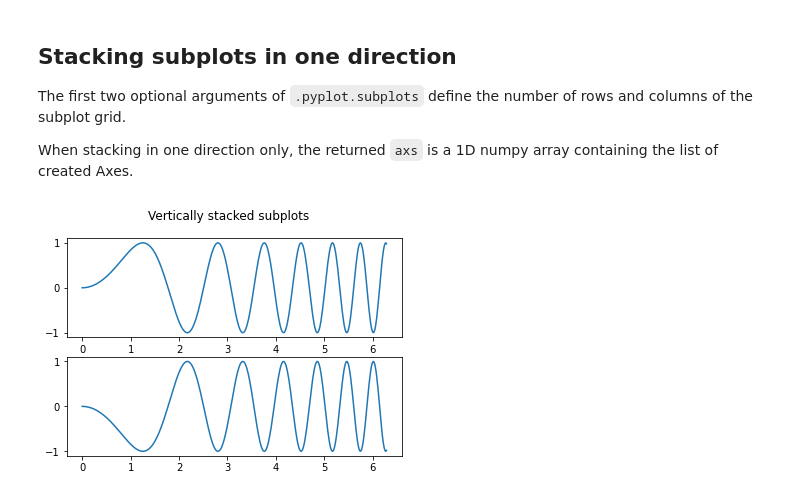
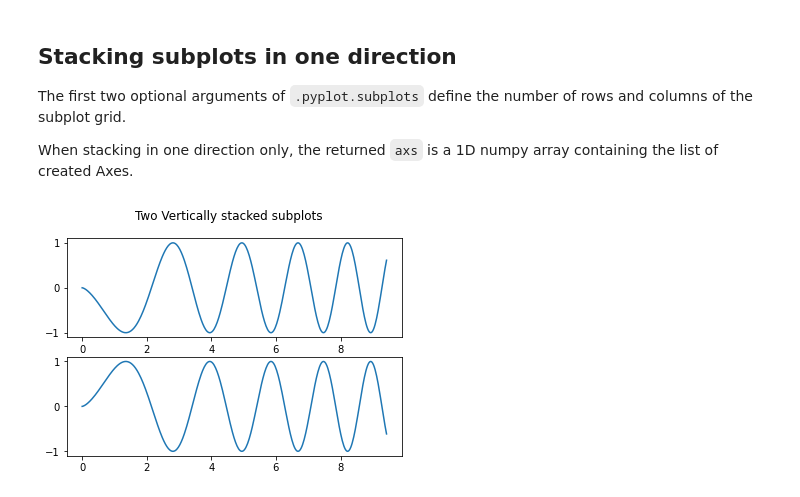
Before and after one commit to rammkripa/nbconflicts-demo, a Jupyter notebook: subplots_demo.ipynb, the cells around one changed output. Drawn from its saved outputs; the diff is of its cells as text; code cells hidden in the pictures.

```diff
--- a/subplots_demo.ipynb
+++ b/subplots_demo.ipynb
@@ -13,8 +13,8 @@ import matplotlib.pyplot as plt
 import numpy as np
 
 # Some example data to display
-x = np.linspace(0, 2 * np.pi, 400)
-y = np.sin(x ** 2)
+x = np.linspace(0, 3 * np.pi, 400)
+y = np.sin(x ** 1.5)
 # %% [markdown]
 ## A figure with just one subplot
 
@@ -39,8 +41,8 @@ When stacking in one direction only, the returned ``axs`` is a 1D numpy array
 containing the list of created Axes.
 # %%
 fig, axs = plt.subplots(2)
-fig.suptitle('Vertically stacked subplots')
-axs[0].plot(x, y)
-axs[1].plot(x, -y);
+fig.suptitle('Two Vertically stacked subplots')
+axs[0].plot(x, -y)
+axs[1].plot(x, y);
 # %% [output]
-[figure, old version]
+[figure, new version]
```
Also changed, not shown: parts of 2 cells of this notebook.
